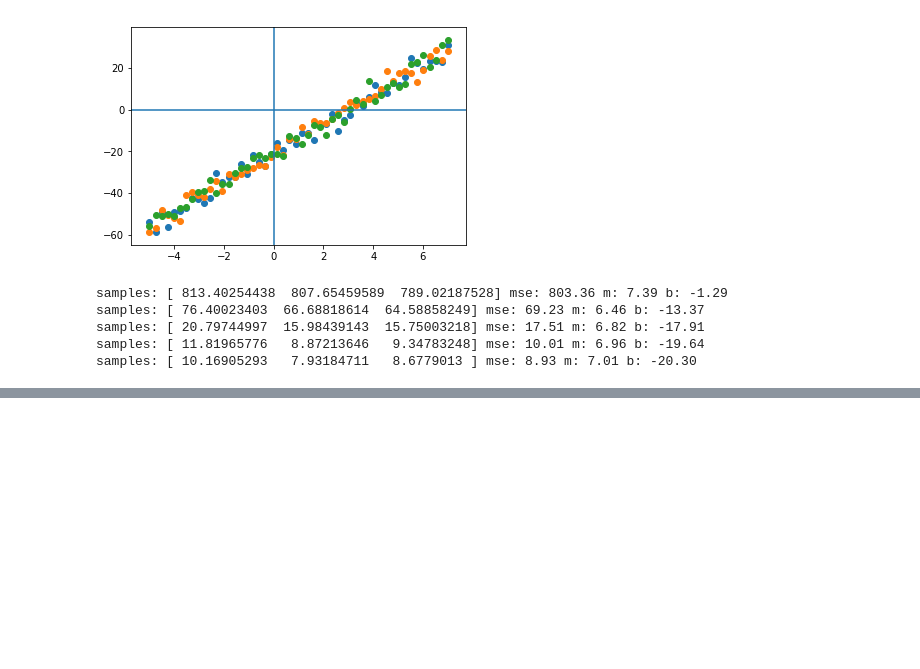
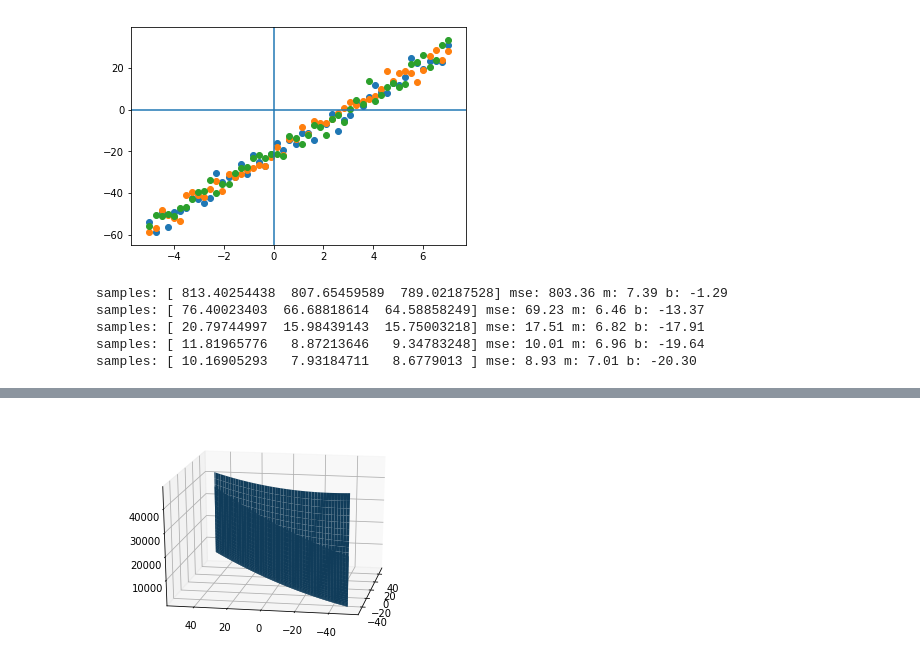
Before and after one commit to chyld/captains-log, a Jupyter notebook: 2018/05/2018-05-11-gradient-descent/gradient-descent-part-2.ipynb, the cells around one changed output, grey strips where cells are left out. Drawn from its saved outputs; the diff is of its cells as text; code cells hidden in the pictures; blank space fills up the shorter version.

```diff
--- a/2018/05/2018-05-11-gradient-descent/gradient-descent-part-2.ipynb
+++ b/2018/05/2018-05-11-gradient-descent/gradient-descent-part-2.ipynb
@@ -68,0 +69,8 @@ plt.contour(range(-700, 700), range(-700, 700), outer);
+# %%
+from mpl_toolkits.mplot3d import axes3d
+fig = plt.figure()
+ax = fig.gca(projection="3d")
+ax.view_init(20, 190)
+ax.plot_surface(np.array(range(-50, 50)), np.array(range(-50, 50)), np.array(outer));
+# %% [output]
+[figure, added]
```
Also changed, not shown: parts of 2 cells of this notebook.
